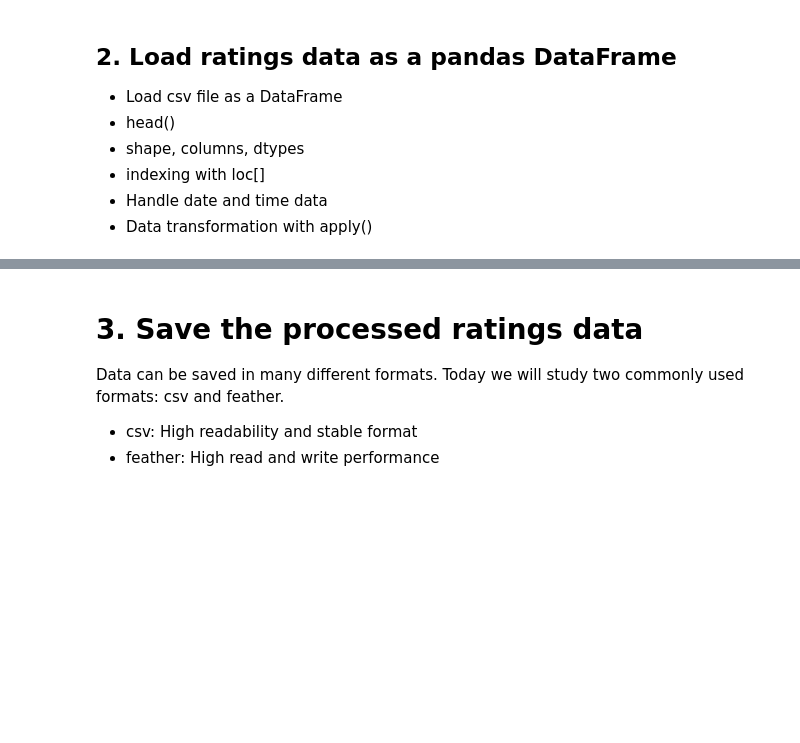
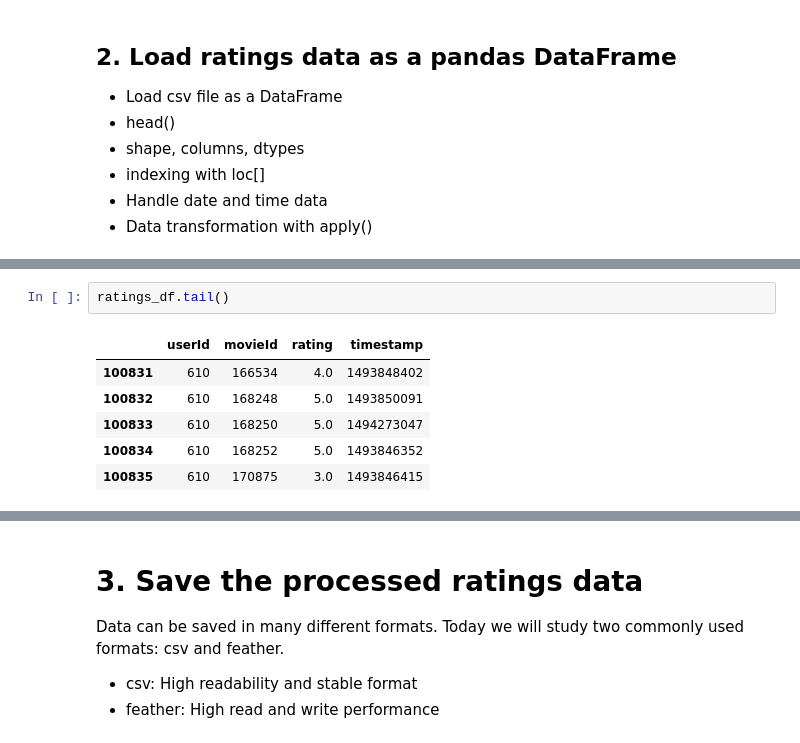
Before and after one commit to ch00226855/CMP464-Fall2019, a Jupyter notebook: Week4_DataFrame_Part1_Ex.ipynb, the cells around one changed output, grey strips where cells are left out. Saved outputs shown, nothing was run; the diff lists cells and outputs as text; blank space fills up the shorter version.

```diff
--- a/Week4_DataFrame_Part1_Ex.ipynb
+++ b/Week4_DataFrame_Part1_Ex.ipynb
@@ -70,2 +101,11 @@ ratings_df.head()  # Show the first several rows of the dataset
+# %%
+ratings_df.tail()
+# %% [output]
+|  | userId | movieId | rating | timestamp |
+| 100831 | 610 | 166534 | 4.0 | 1493848402 |
+| 100832 | 610 | 168248 | 5.0 | 1493850091 |
+| 100833 | 610 | 168250 | 5.0 | 1494273047 |
+| 100834 | 610 | 168252 | 5.0 | 1493846352 |
+| 100835 | 610 | 170875 | 3.0 | 1493846415 |
 # %%
 print("Columns:", ", ".join(ratings_df.columns))
```
Also changed, not shown: parts of 47 cells of this notebook.
